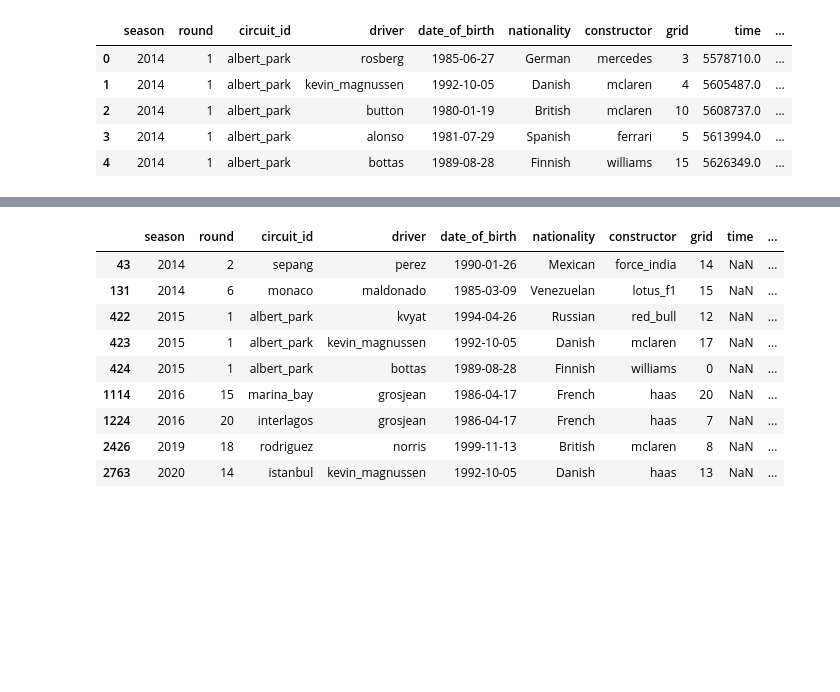
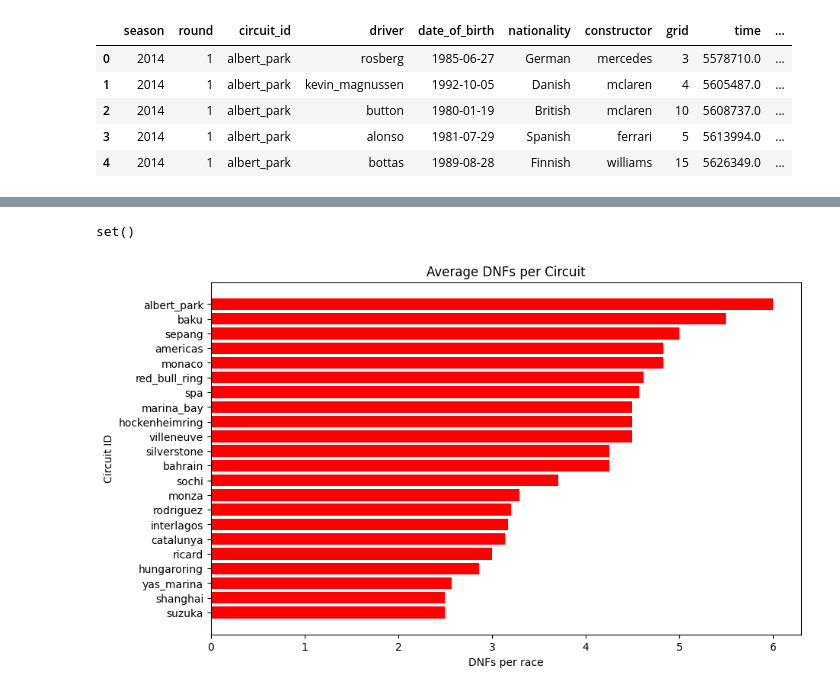
Before and after one commit to ollyjc99/f1-analytics, a Jupyter notebook: data analysis/incident-analysis.ipynb, the cells around one changed output, grey strips where cells are left out. Drawn from its saved outputs; the diff is of its cells as text; code cells hidden in the pictures; blank space fills up the shorter version.

Commit message:
Calculating the average DNF per circuit

```diff
--- a/data analysis/incident-analysis.ipynb
+++ b/data analysis/incident-analysis.ipynb
@@ -113,13 +110,38 @@ plt.plot()
-# %%
-data.query('status == "Withdrew"')
-# %% [output]
-|  | season | round | circuit_id | driver | date_of_birth | nationality | constructor | grid | time | ... |
-| 43 | 2014 | 2 | sepang | perez | 1990-01-26 | Mexican | force_india | 14 | NaN | ... |
-| 131 | 2014 | 6 | monaco | maldonado | 1985-03-09 | Venezuelan | lotus_f1 | 15 | NaN | ... |
-| 422 | 2015 | 1 | albert_park | kvyat | 1994-04-26 | Russian | red_bull | 12 | NaN | ... |
-| 423 | 2015 | 1 | albert_park | kevin_magnussen | 1992-10-05 | Danish | mclaren | 17 | NaN | ... |
-| 424 | 2015 | 1 | albert_park | bottas | 1989-08-28 | Finnish | williams | 0 | NaN | ... |
-| 1114 | 2016 | 15 | marina_bay | grosjean | 1986-04-17 | French | haas | 20 | NaN | ... |
-| 1224 | 2016 | 20 | interlagos | grosjean | 1986-04-17 | French | haas | 7 | NaN | ... |
-| 2426 | 2019 | 18 | rodriguez | norris | 1999-11-13 | British | mclaren | 8 | NaN | ... |
-| 2763 | 2020 | 14 | istanbul | kevin_magnussen | 1992-10-05 | Danish | haas | 13 | NaN | ... |
+# %%
+race_counts = data.groupby(['season', 'circuit_id']).agg({
+    'round': 'nunique'
+}).reset_index().groupby('circuit_id').agg({'round': 'sum'}).reset_index()
+
+dnfs_by_circuit = dnfs.groupby('circuit_id').agg({
+    'actual': 'count'
+    }).reset_index()
+
+dnfs_by_circuit
+race_counts
+
+df = pd.merge(dnfs_by_circuit, race_counts, how='inner', on=['circuit_id'])
+df.rename(columns = {'actual': 'dnfs', 'round': 'race_count'}, inplace=True)
+# %%
+def calculate_dnf_per_race(row):
+    return round(row.dnfs / row.race_count, 2)
+# %%
+df['dnf_per_race'] = df.apply(lambda row: calculate_dnf_per_race(row), axis=1)
+
+average_dnfs_circuits = df.query('race_count > 1').sort_values('dnf_per_race')
+# %%
+### Finding any missing circuit_ids
+
+set(list(data.circuit_id.values)) - set(list(dnfs_by_circuit.circuit_id.values))
+# %% [output]
+set()
+# %%
+fig, axs = plt.subplots(1, dpi=100)
+fig.set_size_inches(10,6)
+
+axs.set_title('Average DNFs per Circuit')
+axs.set_xlabel('DNFs per race')
+axs.set_ylabel('Circuit ID')
+axs.barh(average_dnfs_circuits.circuit_id, average_dnfs_circuits.dnf_per_race, color='r')
+plt.show()
+# %% [output]
+[figure, added]
```
Also changed, not shown: parts of 8 cells of this notebook.
